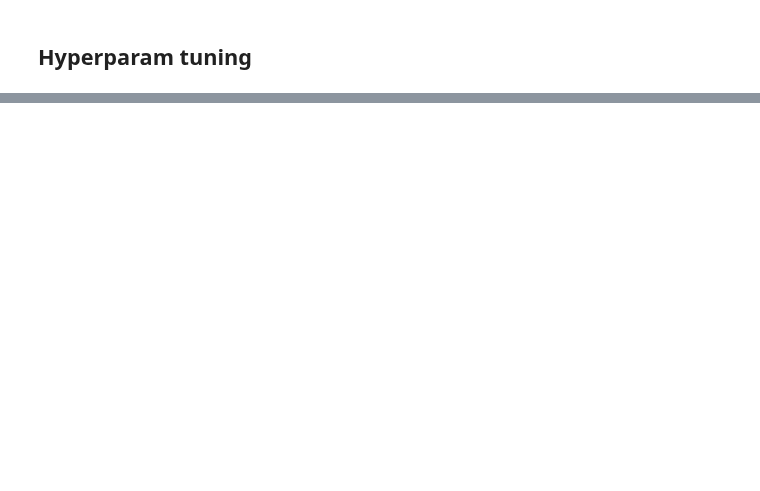
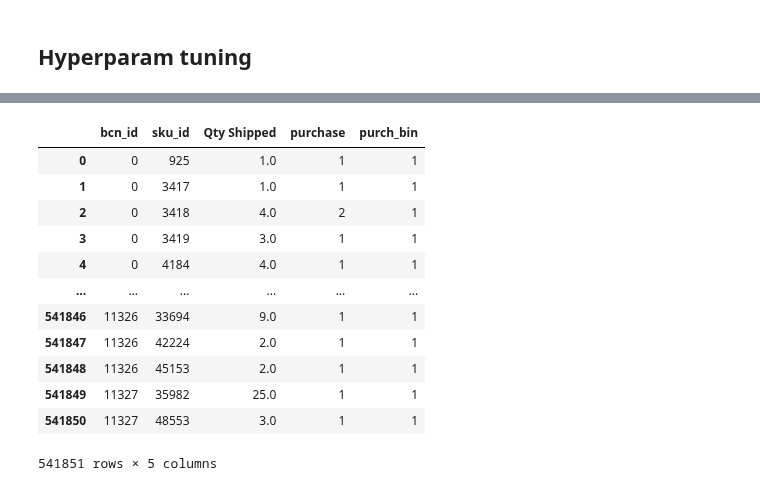
Before and after one commit to vincm1/RecSys_Implicit, a Jupyter notebook: Bayesian_Personalized_Ranking_(BPR).ipynb, the cells around one changed output, grey strips where cells are left out. Drawn from its saved outputs; the diff is of its cells as text; code cells hidden in the pictures; blank space fills up the shorter version.

```diff
--- a/Bayesian_Personalized_Ranking_(BPR).ipynb
+++ b/Bayesian_Personalized_Ranking_(BPR).ipynb
@@ -299,0 +385,16 @@ AUC@10: 0.532868628196506; PREC@10: 0.06586578293289147; NDCG@10: 0.040688550240
+# %%
+grouped_df
+# %% [output]
+|  | bcn_id | sku_id | Qty Shipped | purchase | purch_bin |
+| 0 | 0 | 925 | 1.0 | 1 | 1 |
+| 1 | 0 | 3417 | 1.0 | 1 | 1 |
+| 2 | 0 | 3418 | 4.0 | 2 | 1 |
+| 3 | 0 | 3419 | 3.0 | 1 | 1 |
+| 4 | 0 | 4184 | 4.0 | 1 | 1 |
+| ... | ... | ... | ... | ... | ... |
+| 541846 | 11326 | 33694 | 9.0 | 1 | 1 |
+| 541847 | 11326 | 42224 | 2.0 | 1 | 1 |
+| 541848 | 11326 | 45153 | 2.0 | 1 | 1 |
+| 541849 | 11327 | 35982 | 25.0 | 1 | 1 |
+| 541850 | 11327 | 48553 | 3.0 | 1 | 1 |
+541851 rows × 5 columns
```
Also changed, not shown: parts of 41 cells of this notebook.
